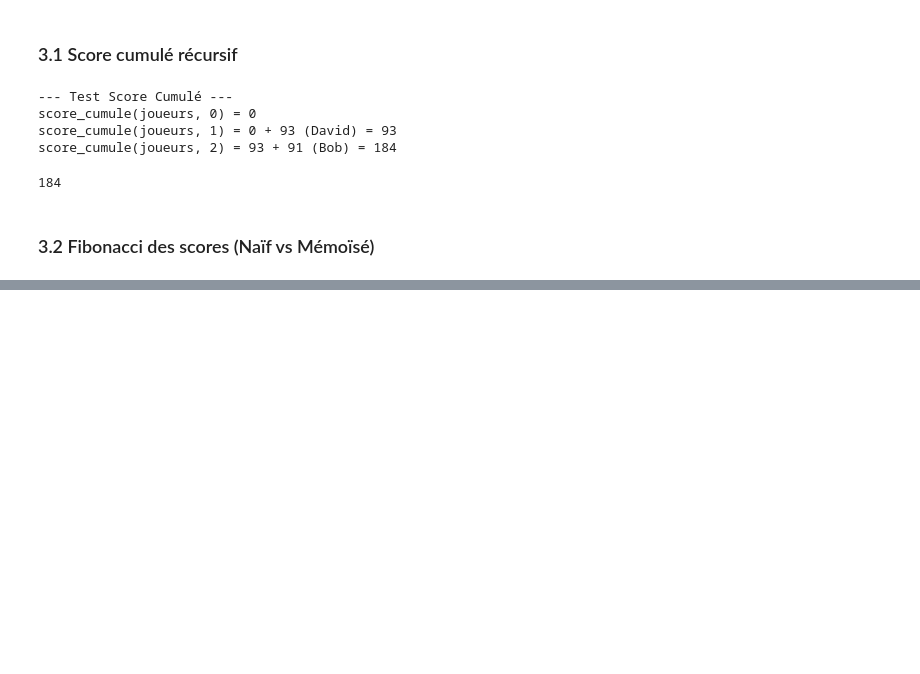
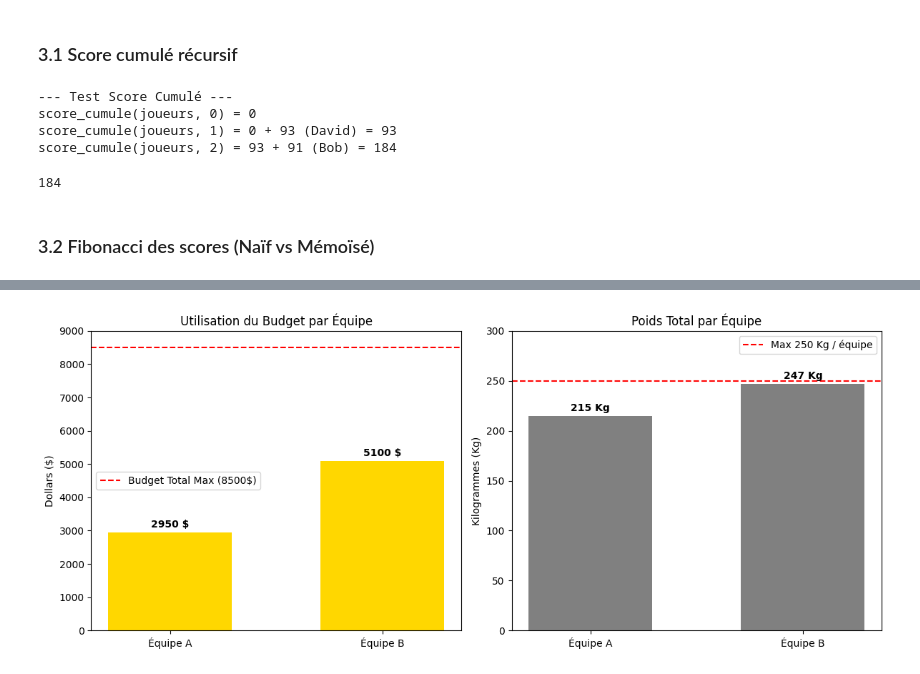
Before and after one commit to rauf-mifteev/Ahuntsic_AI_Optimization, a Jupyter notebook: AI_TP_2.ipynb, the cells around one changed output, grey strips where cells are left out. Saved outputs shown, nothing was run; the diff lists cells and outputs as text; code cells hidden in the pictures; blank space fills up the shorter version.

```diff
--- a/AI_TP_2.ipynb
+++ b/AI_TP_2.ipynb
@@ -256,0 +360,58 @@ Temps mémoïsé: 0.000164s
+# %%
+import matplotlib.pyplot as plt
+import numpy as np
+
+# Données réelles extraites de la solution optimale de PuLP
+# Équipe A : Emma (300$, 65kg), Grace (1050$, 70kg), Hugo (1600$, 80kg)
+budget_A = 2950
+poids_A = 215
+
+# Équipe B : Alice (1200$, 72kg), Bob (1800$, 85kg), David (2100$, 90kg)
+budget_B = 5100
+poids_B = 247
+
+# Configuration des données pour le graphique
+equipes = ['Équipe A', 'Équipe B']
+budgets = [budget_A, budget_B]
+poids = [poids_A, poids_B]
+
+x = np.array([0, 0.6])
+largeur = 0.35 # Largeur de la barre
+
+fig, (ax1, ax2) = plt.subplots(1, 2, figsize=(12, 5))
+
+# --- Graphique 1 : Utilisation du Budget ---
+ax1.bar(x, budgets, largeur, color='gold')
+ax1.axhline(y=8500, color='red', linestyle='--', label='Budget Total Max (8500$)')
+ax1.set_title("Utilisation du Budget par Équipe")
+ax1.set_ylabel("Dollars ($)")
+ax1.set_ylim(0, 9000)
+
+# On applique les étiquettes de texte sur nos nouvelles positions X
+ax1.set_xticks(x)
+ax1.set_xticklabels(equipes)
+
+# Ajout des valeurs sur les barres (on utilise zip pour lier la position X et la valeur Y)
+for i, v in zip(x, budgets):
+    ax1.text(i, v + 150, f"{v} $", ha='center', fontweight='bold')
+ax1.legend()
+
+# --- Graphique 2 : Utilisation du Poids ---
+ax2.bar(x, poids, largeur, color='gray')
+ax2.axhline(y=250, color='red', linestyle='--', label='Max 250 Kg / équipe')
+ax2.set_title("Poids Total par Équipe")
+ax2.set_ylabel("Kilogrammes (Kg)")
+ax2.set_ylim(0, 300)
+
+# On applique les étiquettes de texte sur nos nouvelles positions X
+ax2.set_xticks(x)
+ax2.set_xticklabels(equipes)
+
+for i, v in zip(x, poids):
+    ax2.text(i, v + 5, f"{v} Kg", ha='center', fontweight='bold')
+ax2.legend()
+
+plt.tight_layout()
+plt.show()
+# %% [output]
+[figure, added]
```
Also changed, not shown: parts of 13 cells of this notebook.
